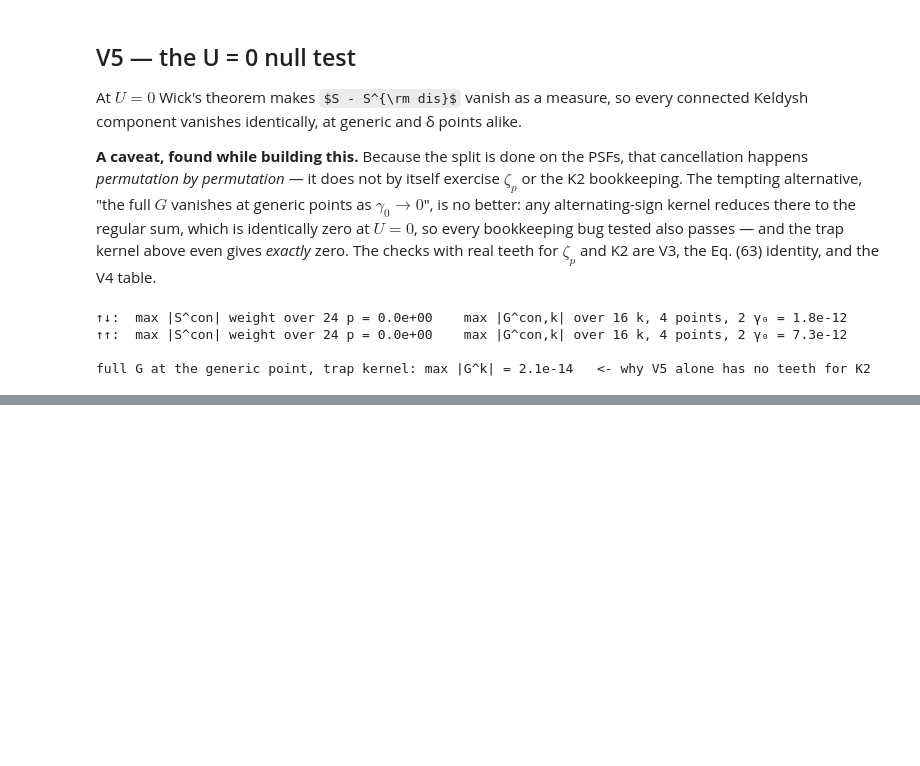
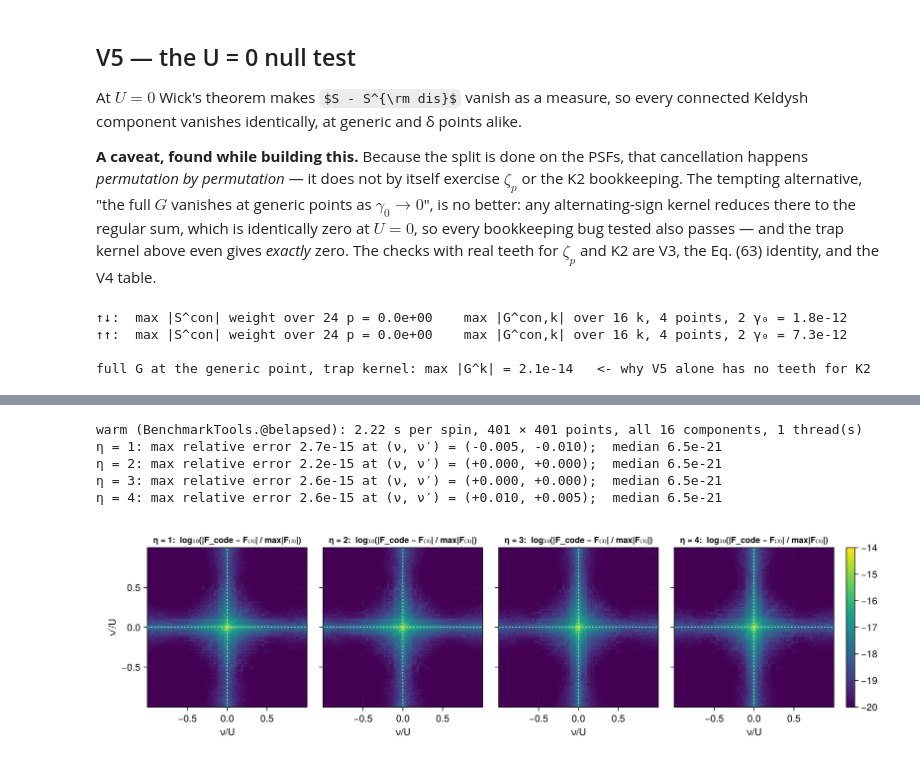
Before and after one commit to HyunSungJeong/Multipoint_Correlation_Ftns, a Jupyter notebook: notebooks/hubbard_atom_spectral_representation.ipynb, the cells around one changed output, grey strips where cells are left out. Drawn from its saved outputs; the diff is of its cells as text; code cells hidden in the pictures; some formulas as TeX source; blank space fills up the shorter version.

```diff
--- a/notebooks/hubbard_atom_spectral_representation.ipynb
+++ b/notebooks/hubbard_atom_spectral_representation.ipynb
@@ -988,0 +1181,14 @@ full G at the generic point, trap kernel: max |G^k| = 2.1e-14   <- why V5 alone
+# %%
+const RDBU = Reverse(:RdBu)
+supers(e) = replace(string(e), "-" => "⁻", "0"=>"⁰","1"=>"¹","2"=>"²","3"=>"³","4"=>"⁴","5"=>"⁵","6"=>"⁶","7"=>"⁷","8"=>"⁸","9"=>"⁹")
+function symlog_ticks(lt, decades)
+    vals = vcat([-(10.0^d) for d in decades], 0.0, [10.0^d for d in reverse(decades)])
+    labs = [v == 0 ? "0" : (v < 0 ? "−" : "") * "10" * supers(round(Int, log10(abs(v)))) for v in vals]
+    return (symlog.(vals, lt), labs)
+end
+function save_fig(fig, name)
+    resize_to_layout!(fig)
+    save(joinpath(FIGDIR, name * ".png"), fig; px_per_unit = 2)
+    save(joinpath(FIGDIR, name * ".pdf"), fig)
+end
+nothing
@@ -988,0 +1264,39 @@ full G at the generic point, trap kernel: max |G^k| = 2.1e-14   <- why V5 alone
+# %%
+νkf = collect(range(-1, 1; length = 401))                          # in units of U = 1
+Fkf_ud = vertex_grid(νkf, νkf, 0.0, HPRM, htab[(:updn, :KF)])
+t_kf = @belapsed vertex_grid($νkf, $νkf, 0.0, $HPRM, $(htab[(:updn, :KF)])) samples = 3 evals = 1
+@printf("warm (BenchmarkTools.@belapsed): %.2f s per spin, 401 × 401 points, all 16 components, %d thread(s)\n",
+        t_kf, Threads.nthreads())
+Fkf_uu = vertex_grid(νkf, νkf, 0.0, HPRM, htab[(:upup, :KF)])
+
+P3 = Dict{Int,Matrix{Float64}}()
+for η in 1:4
+    ref = [fret_updn(ph_frequencies(a, b, 0.0), η, HU, HT) for a in νkf, b in νkf]
+    got = Fkf_ud[ntuple(i -> i == η ? 1 : 2, 4)..., :, :]          # F^[η]: a single 1 in slot η
+    P3[η] = log10.(max.(abs.(got .- ref), 1e-18) ./ maximum(abs, ref))
+    worst = argmax(P3[η])
+    @printf("η = %d: max relative error %.1e at (ν, ν′) = (%+.3f, %+.3f);  median %.1e\n", η, 10^P3[η][worst],
+            νkf[worst[1]], νkf[worst[2]], 10^sort(vec(P3[η]))[end ÷ 2])
+end
+jldsave(joinpath(FIGDIR, "p3_error_maps.jld2"); nu = νkf, nup = νkf, log10_relerr = [P3[η] for η in 1:4], gamma0 = HT)
+# %% [output]
+warm (BenchmarkTools.@belapsed): 2.22 s per spin, 401 × 401 points, all 16 components, 1 thread(s)
+η = 1: max relative error 2.7e-15 at (ν, ν′) = (-0.005, -0.010);  median 6.5e-21
+η = 2: max relative error 2.2e-15 at (ν, ν′) = (+0.000, +0.000);  median 6.5e-21
+η = 3: max relative error 2.6e-15 at (ν, ν′) = (+0.000, +0.000);  median 6.5e-21
+η = 4: max relative error 2.6e-15 at (ν, ν′) = (+0.010, +0.005);  median 6.5e-21
+# %%
+fig = Figure(size = (1180, 330))
+for η in 1:4
+    ax = Axis(fig[1, η]; title = "η = $η:  log₁₀(|F_code − F₍₃₎| / max|F₍₃₎|)", titlesize = 12, width = 230, height = 230,
+              xlabel = "ν/U", ylabel = η == 1 ? "ν′/U" : "", aspect = 1, xticks = -0.5:0.5:0.5, yticks = -0.5:0.5:0.5)
+    hm = heatmap!(ax, νkf, νkf, P3[η]; colormap = :viridis, colorrange = (-20, -14), rasterize = 2)
+    hlines!(ax, [0.0]; color = :white, linewidth = 0.8, linestyle = :dash)
+    vlines!(ax, [0.0]; color = :white, linewidth = 0.8, linestyle = :dash)
+    η > 1 && hideydecorations!(ax; grid = false, ticks = false)
+    η == 4 && Colorbar(fig[1, 5], hm)
+end
+save_fig(fig, "p3_error_maps")
+fig
+# %% [output]
+[figure, added]
```
Also changed, not shown: parts of 31 cells of this notebook, 26 other files.
